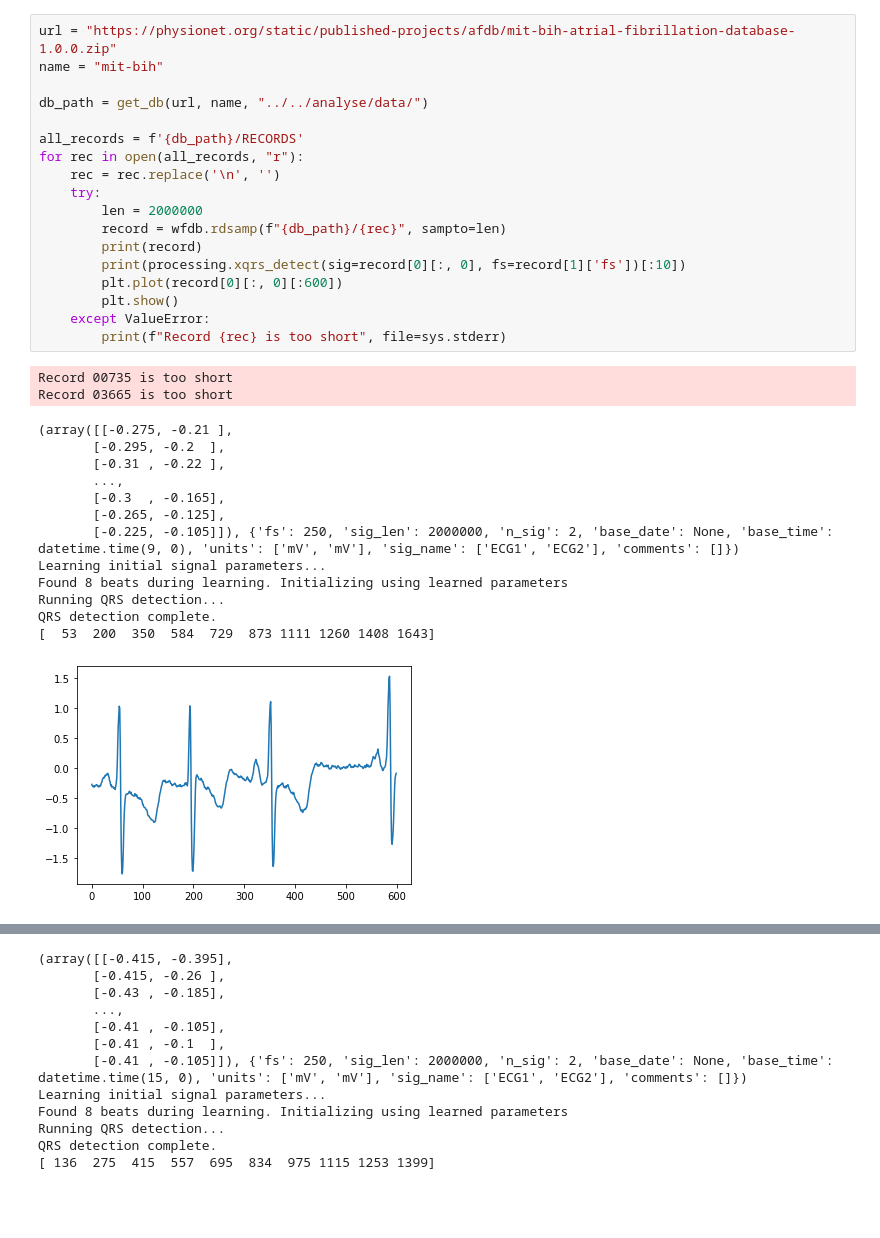
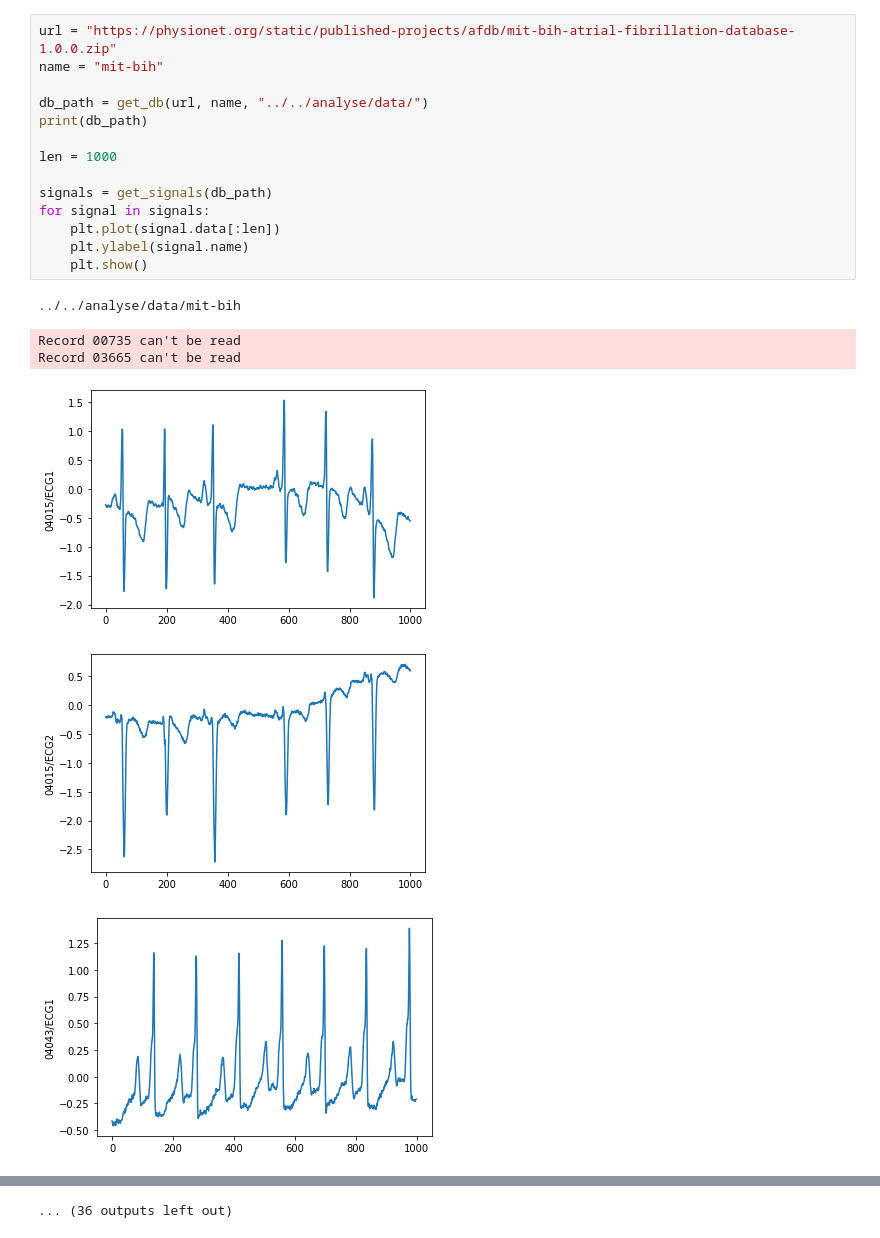
Before and after one commit to tutugarin/Storing-Analyzing-ECG, a Jupyter notebook: junk/tutugarin/test.ipynb, the cells around one changed output, grey strips where cells are left out. Cells and saved outputs as stored; diff of their text form; blank space fills up the shorter version.

```diff
--- a/junk/tutugarin/test.ipynb
+++ b/junk/tutugarin/test.ipynb
@@ -11,34 +15,21 @@ sys.path.append('../../')
 # %%
 url = "https://physionet.org/static/published-projects/afdb/mit-bih-atrial-fibrillation-database-1.0.0.zip"
 name = "mit-bih"
 
 db_path = get_db(url, name, "../../analyse/data/")
+print(db_path)
 
-all_records = f'{db_path}/RECORDS'
-for rec in open(all_records, "r"):
-    rec = rec.replace('\n', '')
-    try:
-        len = 2000000
-        record = wfdb.rdsamp(f"{db_path}/{rec}", sampto=len)
-        print(record)
-        print(processing.xqrs_detect(sig=record[0][:, 0], fs=record[1]['fs'])[:10])
-        plt.plot(record[0][:, 0][:600])
-        plt.show()
-    except ValueError:
-        print(f"Record {rec} is too short", file=sys.stderr)
+len = 1000
+
+signals = get_signals(db_path)
+for signal in signals:
+    plt.plot(signal.data[:len])
+    plt.ylabel(signal.name)
+    plt.show()
 # %% [output]
-Record 00735 is too short
-Record 03665 is too short
+../../analyse/data/mit-bih
-(array([[-0.275, -0.21 ],
-       [-0.295, -0.2  ],
-       [-0.31 , -0.22 ],
-       ...,
-       [-0.3  , -0.165],
-       [-0.265, -0.125],
-       [-0.225, -0.105]]), {'fs': 250, 'sig_len': 2000000, 'n_sig': 2, 'base_date': None, 'base_time': datetime.time(9, 0), 'units': ['mV', 'mV'], 'sig_name': ['ECG1', 'ECG2'], 'comments': []})
-Learning initial signal parameters...
-Found 8 beats during learning. Initializing using learned parameters
-Running QRS detection...
-QRS detection complete.
-[  53  200  350  584  729  873 1111 1260 1408 1643]
+Record 00735 can't be read
+Record 03665 can't be read
-[figure, old version]
+[figure, new version]
+[figure, new version]
+[figure, new version]
@@ -45,12 +43 @@ QRS detection complete.
-(array([[-0.415, -0.395],
-       [-0.415, -0.26 ],
-       [-0.43 , -0.185],
-       ...,
-       [-0.41 , -0.105],
-       [-0.41 , -0.1  ],
-       [-0.41 , -0.105]]), {'fs': 250, 'sig_len': 2000000, 'n_sig': 2, 'base_date': None, 'base_time': datetime.time(15, 0), 'units': ['mV', 'mV'], 'sig_name': ['ECG1', 'ECG2'], 'comments': []})
-Learning initial signal parameters...
-Found 8 beats during learning. Initializing using learned parameters
-Running QRS detection...
-QRS detection complete.
-[ 136  275  415  557  695  834  975 1115 1253 1399]
+... (36 outputs left out)
```
Also changed, not shown: parts of 2 cells of this notebook.
